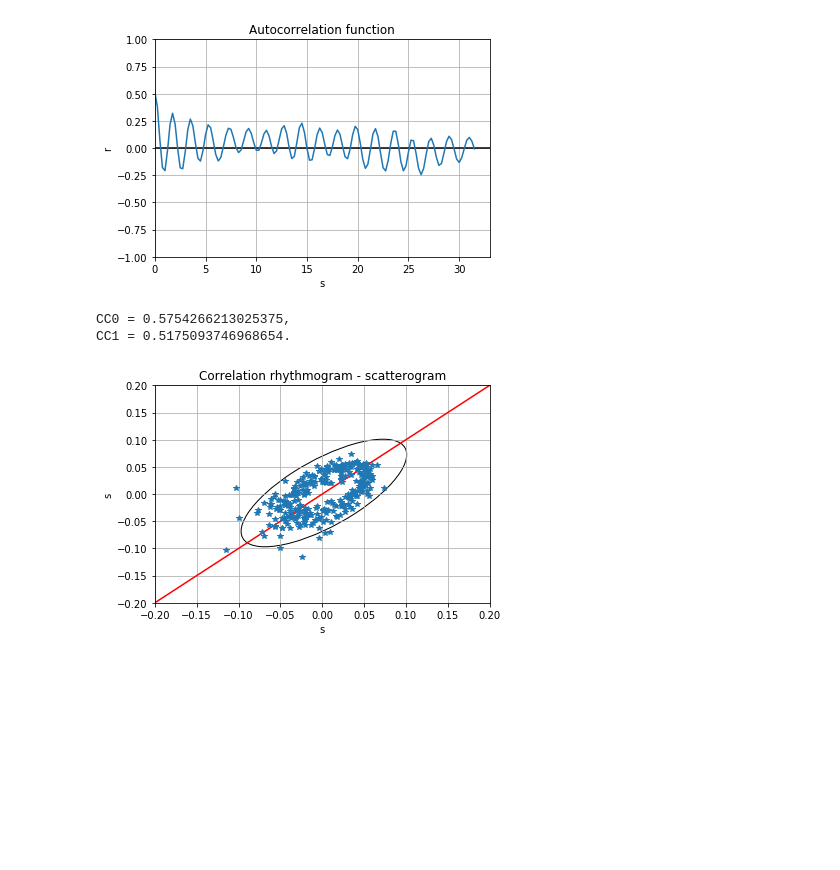
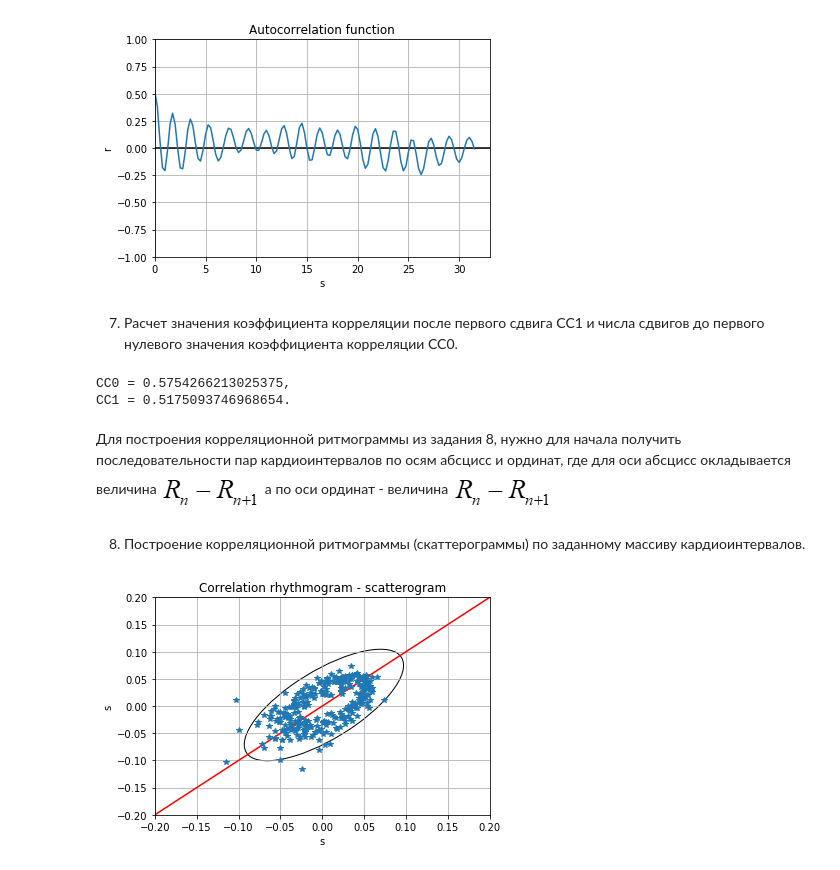
Before and after one commit to MiShep24/ITMO_CourseML, a Jupyter notebook: not_openedu/Lab_3.ipynb, the cells around one changed output. Saved outputs shown, nothing was run; the diff lists cells and outputs as text; code cells hidden in the pictures; blank space fills up the shorter version.

```diff
--- a/not_openedu/Lab_3.ipynb
+++ b/not_openedu/Lab_3.ipynb
@@ -129,6 +169,8 @@ plt.ylabel('r')
 plt.show()
 # %% [output]
 [figure]
+# %% [markdown]
+7. Расчет значения коэффициента корреляции после первого сдвига CC1 и числа сдвигов до первого нулевого значения коэффициента корреляции СС0.
 # %%
 r_arr = coeff_r(m, qty)
 CC1 = r_arr[0]
@@ -143,6 +185,8 @@ print('CC0 = ' + str(CC0) + ",\nCC1 = " + str(CC1) + '.')
 # %% [output]
 CC0 = 0.5754266213025375,
 CC1 = 0.5175093746968654.
+# %% [markdown]
+Для построения корреляционной ритмограммы из задания 8, нужно для начала получить последовательности пар кардиоинтервалов по осям абсцисс и ординат, где для оси абсцисс окладывается величина ![abscissa.png](attachment:image.png) а по оси ординат - величина ![ordinata.png](attachment:image.png)
 # %%
 xR, yR = [], []
 arrCor = [float(i / 1000) for i in df['arr']]
@@ -156,16 +200,18 @@ mean = [xR1[int(len(xR1) / 2)], yR1[int(len(yR1) / 2)]]
+# %% [markdown]
+8. Построение корреляционной ритмограммы (скаттерограммы) по заданному массиву кардиоинтервалов.
 # %%
-ell = matplotlib.patches.Ellipse(xy = mean, width = MxDMn / 1000, height = AMo / 1000, angle = 45, color='white', ec='black')
+ell = matplotlib.patches.Ellipse(xy = mean, width = MxDMn / 1000, height = AMo / 1000, angle = 48, color='white', ec='black')
 fig, ax = plt.subplots()
 t = np.arange(-0.25, 0.25, 0.01)
 plt.plot(t, t, color='red')
 plt.grid(True)
 plt.plot(xR, yR, '*')
 ax.add_patch(ell)
 plt.xlim(-0.2, 0.2)
 plt.ylim(-0.2, 0.2)
 plt.title("Correlation rhythmogram - scatterogram")
 plt.xlabel('s')
 plt.ylabel('s')
 plt.show()
 # %% [output]
-[figure, old version]
+[figure, new version]
```
Also changed, not shown: parts of 15 cells of this notebook.
